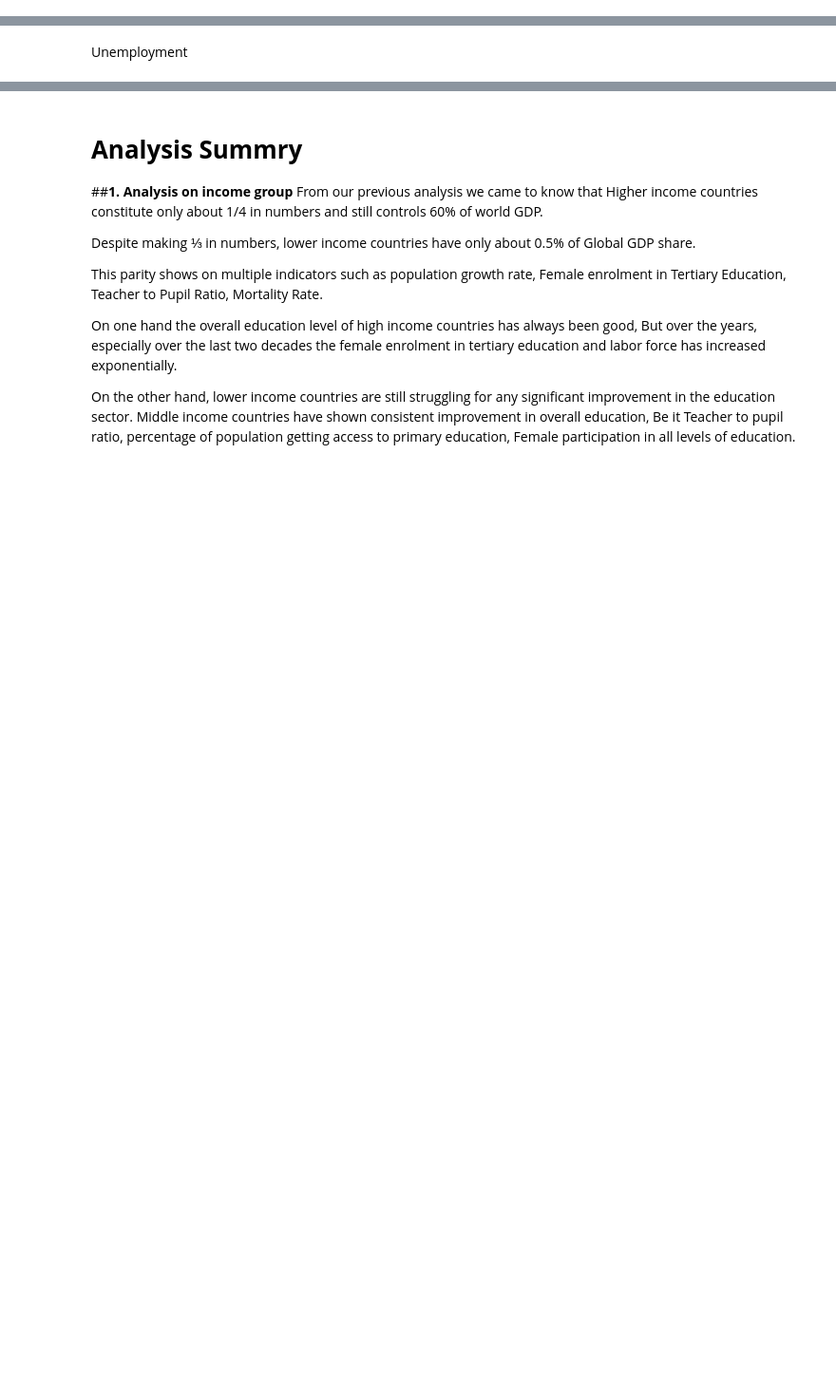
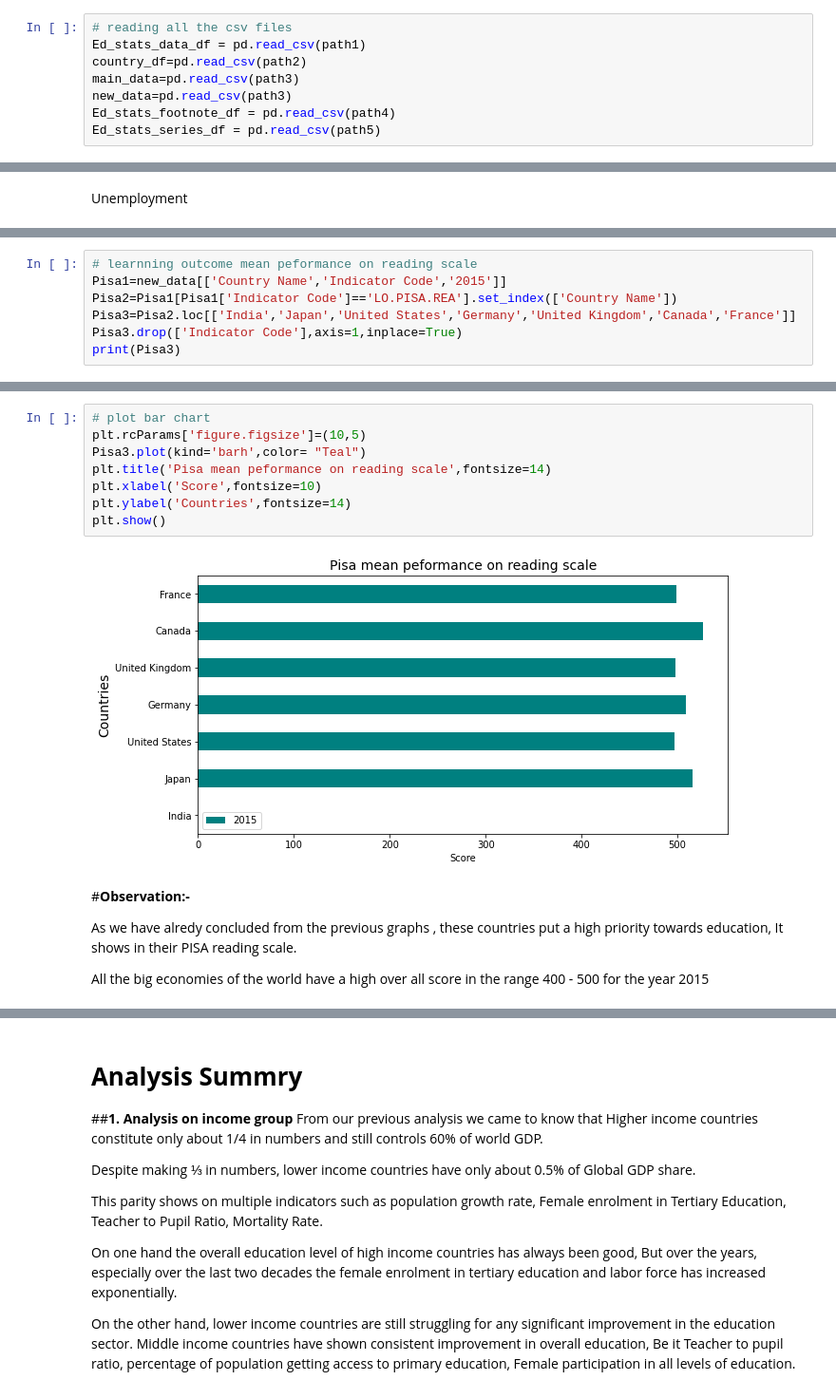
Before and after one commit to piyush02nir/World_Bank_Global_Education, a Jupyter notebook: World_Bank_Global_Education_Analysis_Self_Capstone_Project.ipynb, the cells around one changed output, grey strips where cells are left out. Shown at 95% size. Saved outputs shown, nothing was run; the diff lists cells and outputs as text; blank space fills up the shorter version.

```diff
--- a/World_Bank_Global_Education_Analysis_Self_Capstone_Project.ipynb
+++ b/World_Bank_Global_Education_Analysis_Self_Capstone_Project.ipynb
@@ -94,2 +84,10 @@ main_data=pd.read_csv(path3)
+# %%
+# reading all the csv files
+Ed_stats_data_df = pd.read_csv(path1)
+country_df=pd.read_csv(path2)
+main_data=pd.read_csv(path3)
+new_data=pd.read_csv(path3)
+Ed_stats_footnote_df = pd.read_csv(path4)
+Ed_stats_series_df = pd.read_csv(path5)
 # %% [markdown]
 ***Getting overview of data***
@@ -302,0 +368,7 @@ fig.show()
+# %%
+# learnning outcome mean peformance on reading scale
+Pisa1=new_data[['Country Name','Indicator Code','2015']]
+Pisa2=Pisa1[Pisa1['Indicator Code']=='LO.PISA.REA'].set_index(['Country Name'])
+Pisa3=Pisa2.loc[['India','Japan','United States','Germany','United Kingdom','Canada','France']]
+Pisa3.drop(['Indicator Code'],axis=1,inplace=True)
+print(Pisa3)
@@ -302,0 +385,16 @@ fig.show()
+# %%
+# plot bar chart
+plt.rcParams['figure.figsize']=(10,5)
+Pisa3.plot(kind='barh',color= "Teal")
+plt.title('Pisa mean peformance on reading scale',fontsize=14)
+plt.xlabel('Score',fontsize=10)
+plt.ylabel('Countries',fontsize=14)
+plt.show()
+# %% [output]
+[figure, added]
+# %% [markdown]
+#**Observation:-**
+
+As we have alredy concluded from the previous graphs , these countries put a high priority towards education, It shows in their PISA reading scale.
+
+All the big economies of the world have a high over all score in the range 400 - 500 for the year 2015
```
Also changed, not shown: parts of 49 cells of this notebook.
